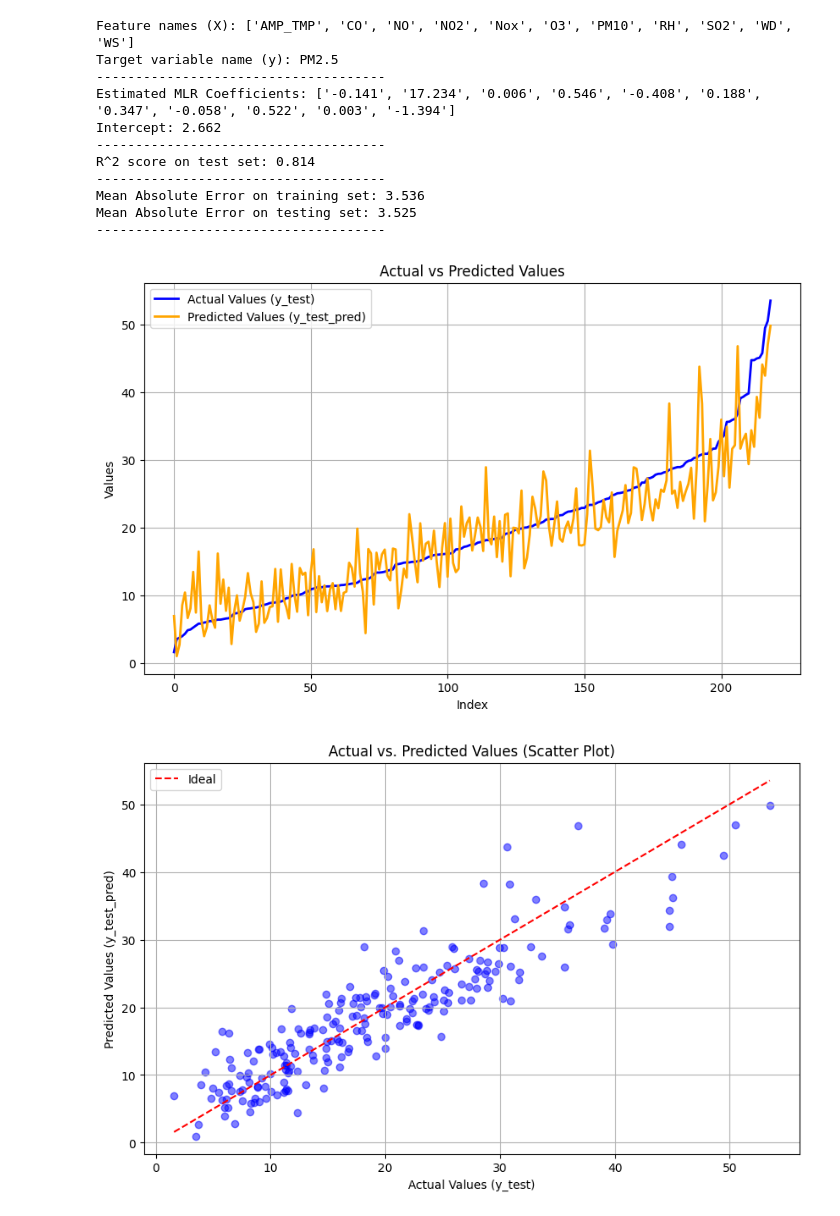
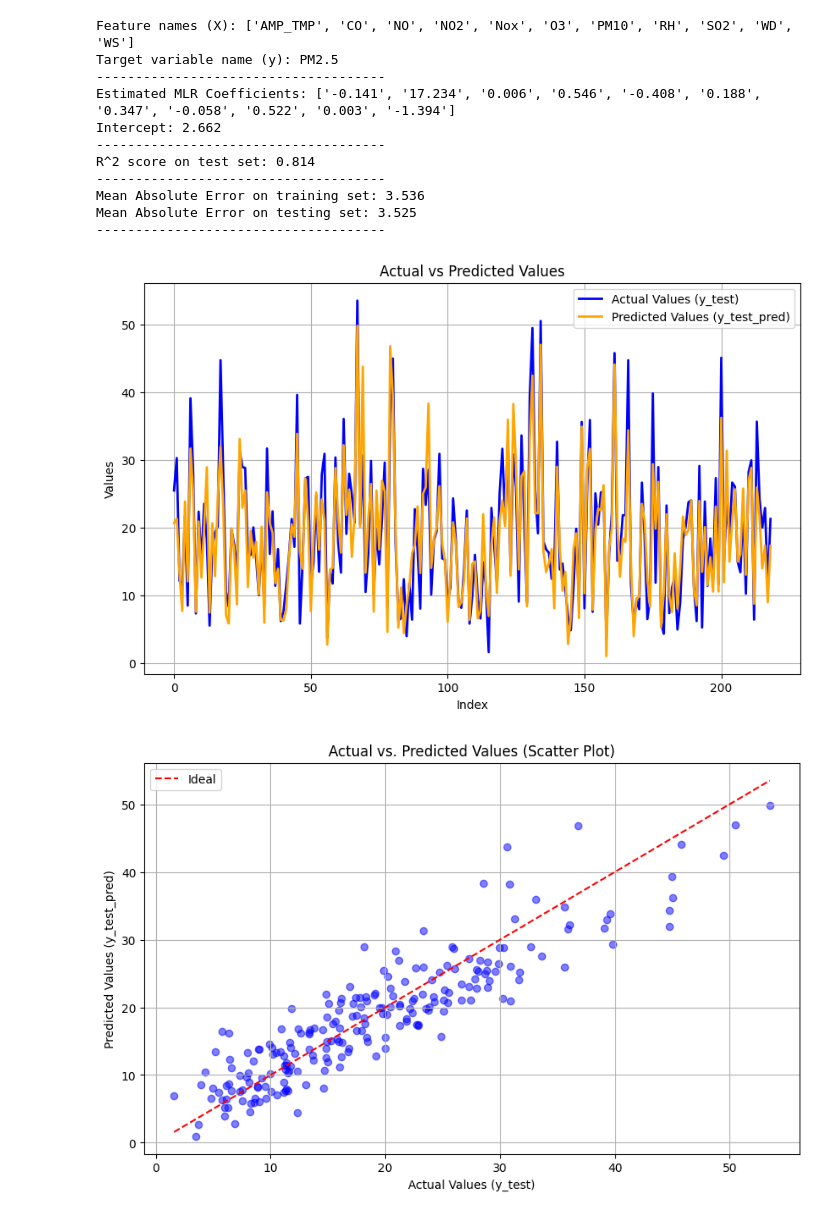
Before and after one commit to Rivenception/CSC521_Algorithms, a Jupyter notebook: Research_Project/MLR.ipynb, the cells around one changed output. Drawn from its saved outputs; the diff is of its cells as text; code cells hidden in the pictures.

Commit message:
fixed the graphical issue with matplotlib having figured out the root cause being that the code was trying to graph a pandas dataframe and a numpy array in the same plot. The mismatch in data frame was causing the unexpected graphical output.

```diff
--- a/Research_Project/MLR.ipynb
+++ b/Research_Project/MLR.ipynb
@@ -83,35 +83,35 @@ Mean Absolute Error on testing set: 3.525
 -------------------------------------
 # %%
 import matplotlib.pyplot as plt
-import numpy as np  # Import numpy for sorting
+import numpy as np
 
-# # Sort y_test and y_test_pred based on y_test's index
-sorted_indices = np.argsort(y_test.values.ravel())
-y_test_sorted = y_test.iloc[sorted_indices]
-y_test_pred_sorted = y_test_pred[sorted_indices]
+# Change y_test from Pandas DataFrame to Numpy
+y_test_array = y_test.values
+y_test_array = y_test.values.reshape(-1)  # Reshape to a 1D array
+y_test_array = y_test.values.ravel() # Reshape to a 1D array
 
 # Create a figure and axis
 plt.figure(figsize=(10, 6))
 
 # Plot y_test and y_test_pred
-plt.plot(y_test_sorted.values.ravel(), label="Actual Values (y_test)", color='blue', linewidth=2)
-plt.plot(y_test_pred_sorted, label="Predicted Values (y_test_pred)", color='orange', linewidth=2)
+plt.plot(y_test_array, label="Actual Values (y_test)", color='blue', linewidth=2)
+plt.plot(y_test_pred, label="Predicted Values (y_test_pred)", color='orange', linewidth=2)
 
 # Adding grid
 plt.grid()
 
 # Adding title and labels
 plt.title("Actual vs Predicted Values")
 plt.xlabel("Index")
 plt.ylabel("Values")
 
 # Adding a legend
 plt.legend()
 
 # Show the plot
 plt.show()
 # %% [output]
-[figure, old version]
+[figure, new version]
 # %%
 import matplotlib.pyplot as plt
 
```
